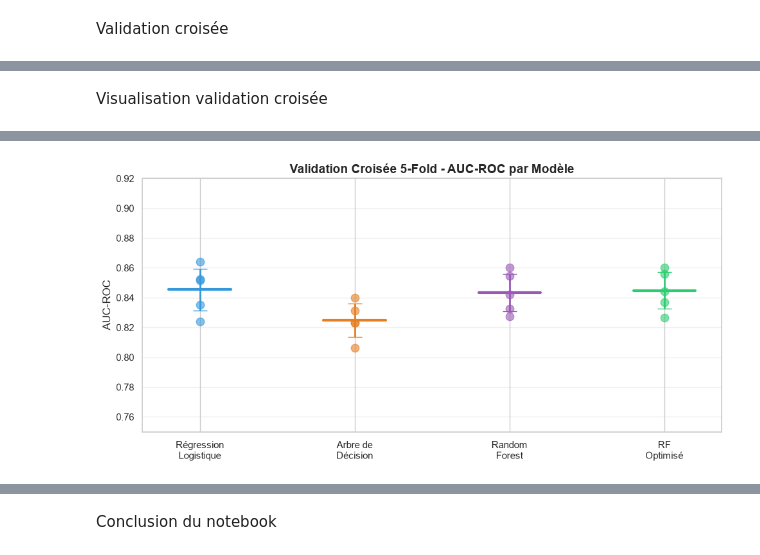
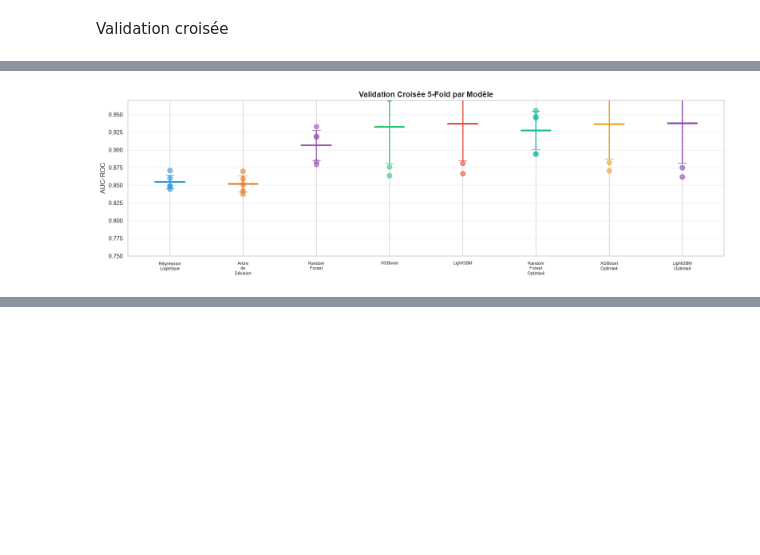
Before and after one commit to SNZAMBA65/churn_project, a Jupyter notebook: notebooks/02_modelisation_validation.ipynb, the cells around one changed output, grey strips where cells are left out. Drawn from its saved outputs; the diff is of its cells as text; code cells hidden in the pictures; blank space fills up the shorter version.

Commit message:
refonte: pipeline pro avec src, XGBoost, LightGBM, SMOTE et Evidently

```diff
--- a/notebooks/02_modelisation_validation.ipynb
+++ b/notebooks/02_modelisation_validation.ipynb
@@ -380,0 +98,18 @@ Noms des features sauvegardés dans models/feature_names.pkl
+# %%
+# ============================================================
+# ENTRAÎNEMENT DE TOUS LES MODÈLES
+# ============================================================
+# src/models.py gère l'entraînement et la sauvegarde
+# 5 modèles : Régression Logistique, Arbre de Décision,
+#             Random Forest, XGBoost, LightGBM
+
+trained_models = train_all_models(
+    X_train_scaled=X_train_scaled,
+    X_train=X_train,
+    y_train=y_train,
+    models_dir='../models/'
+)
+
+print(f"\n{len(trained_models)} modèles entraînés et sauvegardés")
+for name in trained_models:
+    print(f"  ✓ {name}")
@@ -612,30 +337,48 @@ Résultats sauvegardés dans exports/validation_croisee.csv
-# %% [markdown]
-Visualisation validation croisée
 # %%
-fig, ax = plt.subplots(figsize=(10, 5))
+# ============================================================
+# VALIDATION CROISÉE 5-FOLD
+# ============================================================
 
-models_names = list(models_cv.keys())
-colors = ['#3498db', '#e67e22', '#9b59b6', '#2ecc71']
+cv_results = cross_validate_models(
+    trained_models=trained_models,
+    X_train_scaled=X_train_scaled,
+    X_train=X_train,
+    y_train=y_train,
+    cv=5
+)
 
-for i, (name, (model, X_tr)) in enumerate(models_cv.items()):
-    scores = cross_val_score(model, X_tr, y_train, cv=5, scoring='roc_auc', n_jobs=-1)
-    ax.scatter([i]*5, scores, color=colors[i], alpha=0.6, s=80, zorder=3)
-    ax.plot([i-0.2, i+0.2], [scores.mean(), scores.mean()],
-            color=colors[i], linewidth=3, zorder=4)
-    ax.errorbar(i, scores.mean(), yerr=scores.std(),
-                color=colors[i], linewidth=2, capsize=8, zorder=4)
+# Visualisation
+fig, ax = plt.subplots(figsize=(16, 5))
+colors_cv = [
+    '#3498db', '#e67e22', '#9b59b6', '#2ecc71',
+    '#e74c3c', '#1abc9c', '#f39c12', '#8e44ad'
+]
 
-ax.set_xticks(range(len(models_names)))
-ax.set_xticklabels(
-    ['Régression\nLogistique', 'Arbre de\nDécision', 'Random\nForest', 'RF\nOptimisé'],
-    fontsize=11
-)
+for i, (name, res) in enumerate(cv_results.items()):
+    color = colors_cv[i % len(colors_cv)]  # modulo pour éviter IndexError
+    scores = res['scores']
+    ax.scatter([i]*len(scores), scores, color=color, alpha=0.6, s=80, zorder=3)
+    ax.plot([i-0.2, i+0.2], [res['mean'], res['mean']],
+            color=color, linewidth=3, zorder=4)
+    ax.errorbar(i, res['mean'], yerr=res['std'],
+                color=color, linewidth=2, capsize=8)
+
+short_names = [n.replace(' ', '\n') for n in cv_results.keys()]
+ax.set_xticks(range(len(cv_results)))
+ax.set_xticklabels(short_names, fontsize=8)
 ax.set_ylabel('AUC-ROC', fontsize=12)
-ax.set_title('Validation Croisée 5-Fold - AUC-ROC par Modèle', fontsize=14, fontweight='bold')
-ax.set_ylim(0.75, 0.92)
+ax.set_title('Validation Croisée 5-Fold par Modèle',
+             fontsize=14, fontweight='bold')
+ax.set_ylim(0.75, 0.97)
 ax.grid(True, alpha=0.3, axis='y')
-
 plt.tight_layout()
 plt.savefig('../exports/10_validation_croisee.png', dpi=150, bbox_inches='tight')
 plt.show()
+
+cv_df = pd.DataFrame([
+    {'Modèle': k, 'AUC moyen': v['mean'], 'Écart-type': v['std']}
+    for k, v in cv_results.items()
+]).round(4)
+cv_df.to_csv('../exports/validation_croisee.csv', index=False)
+print(cv_df.to_string(index=False))
 # %% [output]
@@ -642 +394 @@ plt.show()
-[figure, old version]
+[figure, new version]
@@ -643,2 +403,0 @@ plt.show()
-# %% [markdown]
-Conclusion du notebook
```
Also changed, not shown: parts of 51 cells of this notebook, 16 other files.
